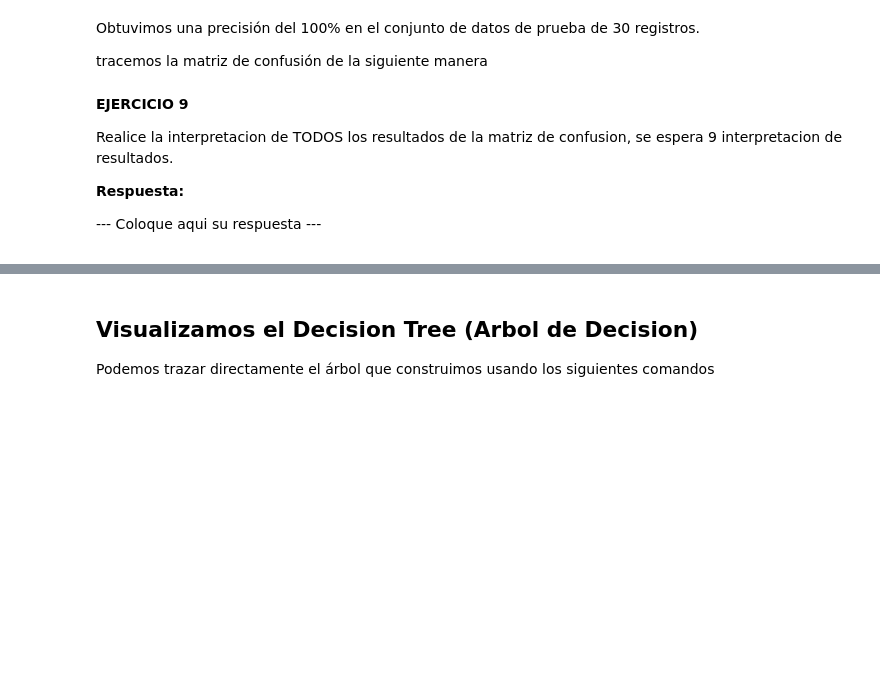
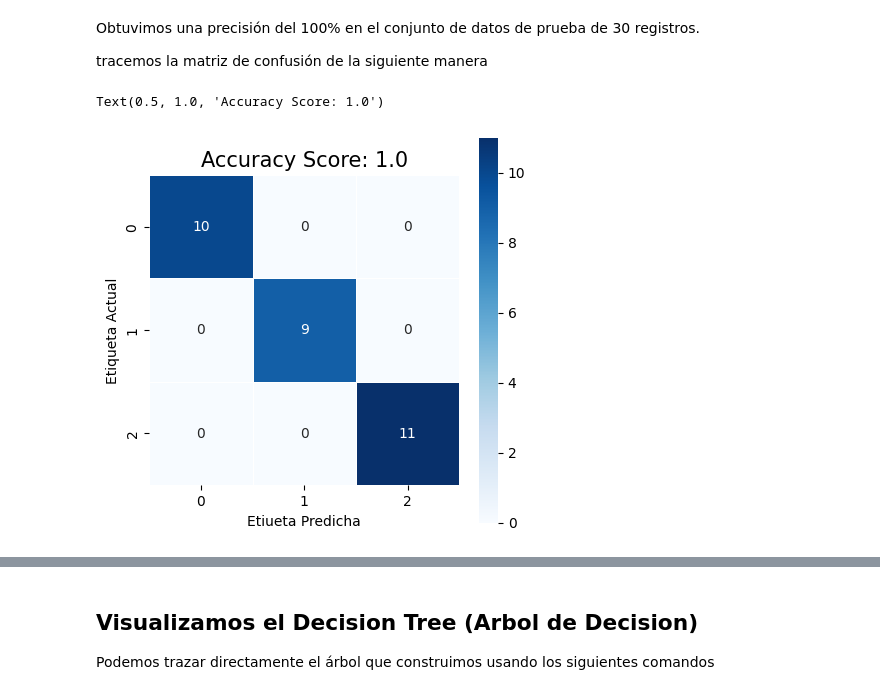
Before and after one commit to NicoapBol/DATA_SCIENCE_UPB_TASKS, a Jupyter notebook: 01 Code/TrabajoFinal_FundamentosMachineLearning.ipynb, the cells around one changed output, grey strips where cells are left out. Drawn from its saved outputs; the diff is of its cells as text; code cells hidden in the pictures; blank space fills up the shorter version.

```diff
--- a/01 Code/TrabajoFinal_FundamentosMachineLearning.ipynb
+++ b/01 Code/TrabajoFinal_FundamentosMachineLearning.ipynb
@@ -206,7 +251,7 @@ Dividir el conjunto de datos en conjuntos de entrenamiento y prueba. seleccionar
 # Complete el siguiente codigo para dividir los datos > 80 training :20 testing
 # ------------------------------------------------------------------------------
 
-# X_train, X_test, y_train, y_test = train_test_split(<<     Reemplaza aqui tu codigo       >>)
+X_train, X_test, y_train, y_test = train_test_split(X, y, test_size=0.2, random_state=42)
 
 print("Training split input- ", X_train.shape)
 print()
@@ -221,8 +270,8 @@ Después de dividir el conjunto de datos, cuantos registros (filas) para entrena
 # Definimos el algoritmo de Decision Tree (Arbol de decision)
 # ------------------------------------------------------------------------------
 #Definicion del decision tree
-# dtree = <<<  Reemplace aqui su codigo  >>>
+dtree = DecisionTreeClassifier(random_state=42)
 #Entrenamiento
-#<<<  Reemplace aqui su codigo  >>>
+dtree.fit(X_train, y_train)
 
 print('Decision Tree Classifier Created')
@@ -242,17 +304,16 @@ tracemos la matriz de confusión de la siguiente manera
 # %%
 #EJERCICIO 8
 # Obtenemos la matriz de confusion
 # ------------------------------------------------------------------------------
-# cm = confusion_matrix(<<<   Reemplace aqui su codigo     >>>)
+cm = confusion_matrix(y_test, y_pred)
+cm
 
 plt.figure(figsize=(5,5))
 sns.heatmap(data=cm,linewidths=.5, annot=True,square = True,  cmap = 'Blues')
 plt.ylabel('Etiqueta Actual')
 plt.xlabel('Etiueta Predicha')
 all_sample_title = 'Accuracy Score: {0}'.format(dtree.score(X_test, y_test))
 plt.title(all_sample_title, size = 15)
+# %% [output]
+Text(0.5, 1.0, 'Accuracy Score: 1.0')
+[figure, added]
-# %% [markdown]
-**EJERCICIO 9**<p>
-Realice la interpretacion de TODOS los resultados de la matriz de confusion, se espera 9 interpretacion de resultados.<p>
-**Respuesta:**<p>
---- Coloque aqui su respuesta ---
```
Also changed, not shown: parts of 12 cells of this notebook, 1 other file.
